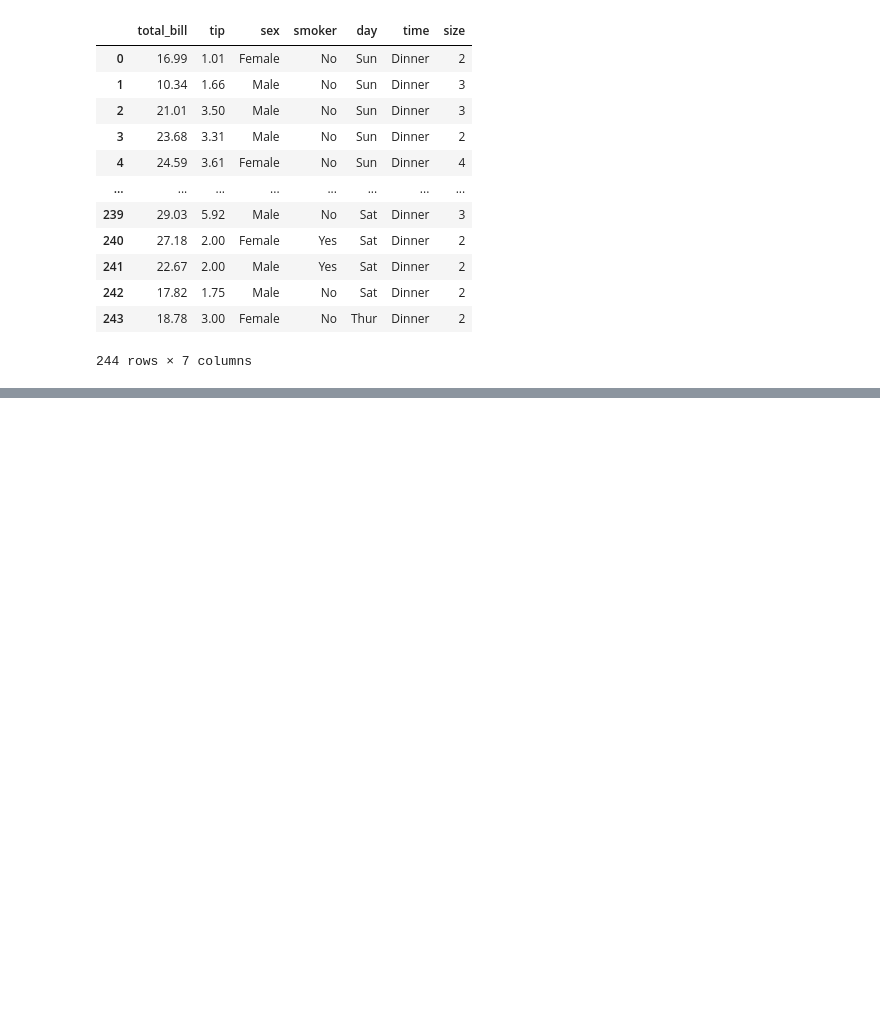
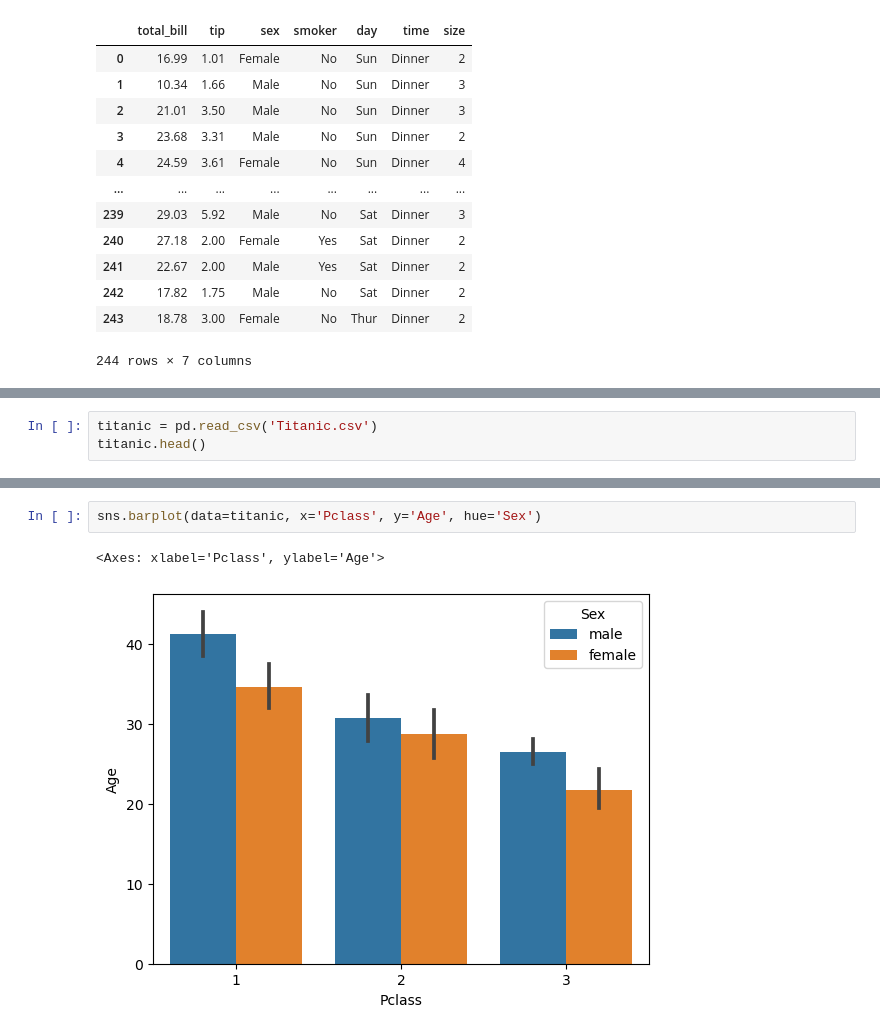
Before and after one commit to SpandanBasack/MachineLearning, a Jupyter notebook: EDA/EDA_Multivariate.ipynb, the cells around one changed output, grey strips where cells are left out. Saved outputs shown, nothing was run; the diff lists cells and outputs as text; blank space fills up the shorter version.

```diff
--- a/EDA/EDA_Multivariate.ipynb
+++ b/EDA/EDA_Multivariate.ipynb
@@ -21,0 +27,3 @@ tips
+# %%
+titanic = pd.read_csv('Titanic.csv')
+titanic.head()
@@ -21,0 +37,5 @@ tips
+# %%
+sns.barplot(data=titanic, x='Pclass', y='Age', hue='Sex')
+# %% [output]
+<Axes: xlabel='Pclass', ylabel='Age'>
+[figure, added]
```
Also changed, not shown: parts of 11 cells of this notebook, 1 other file.
